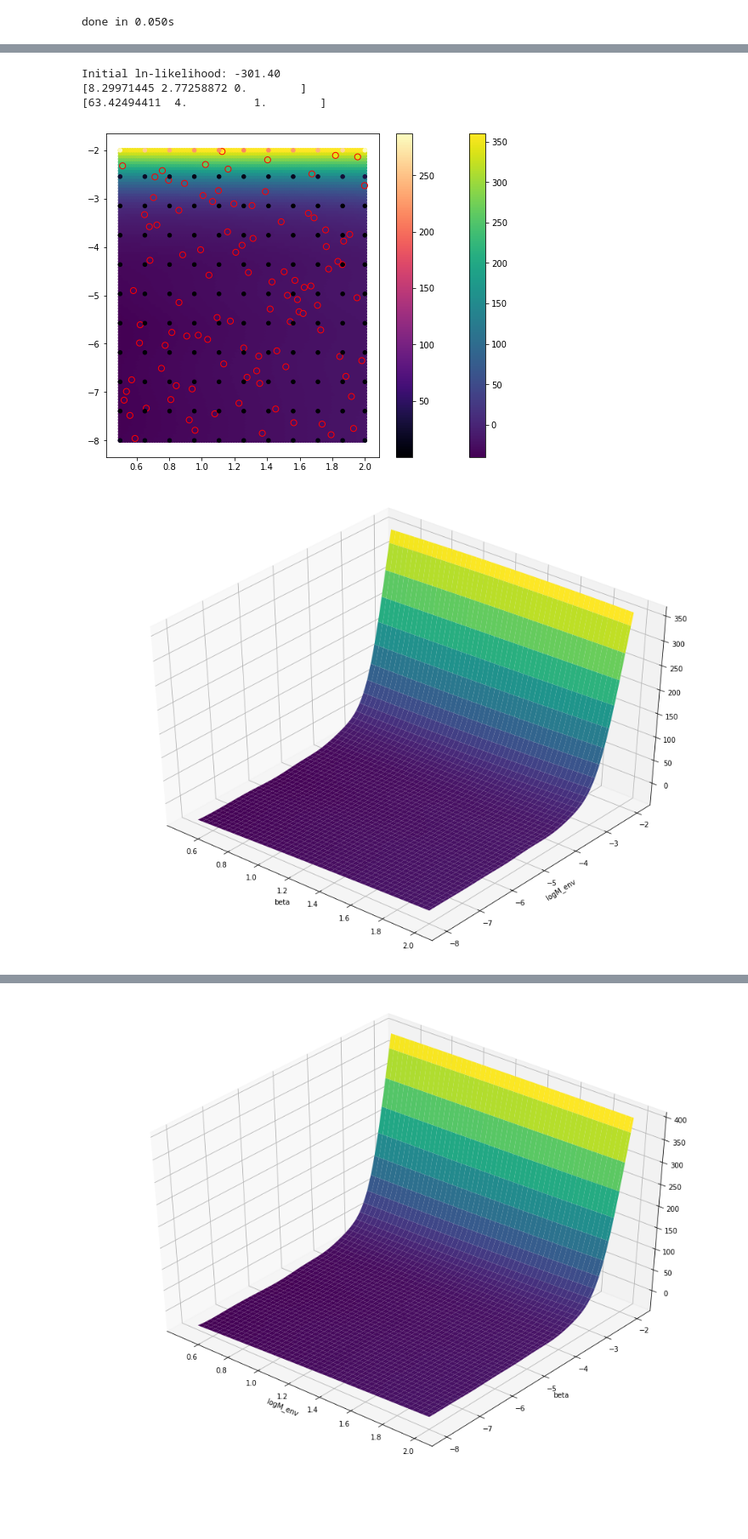
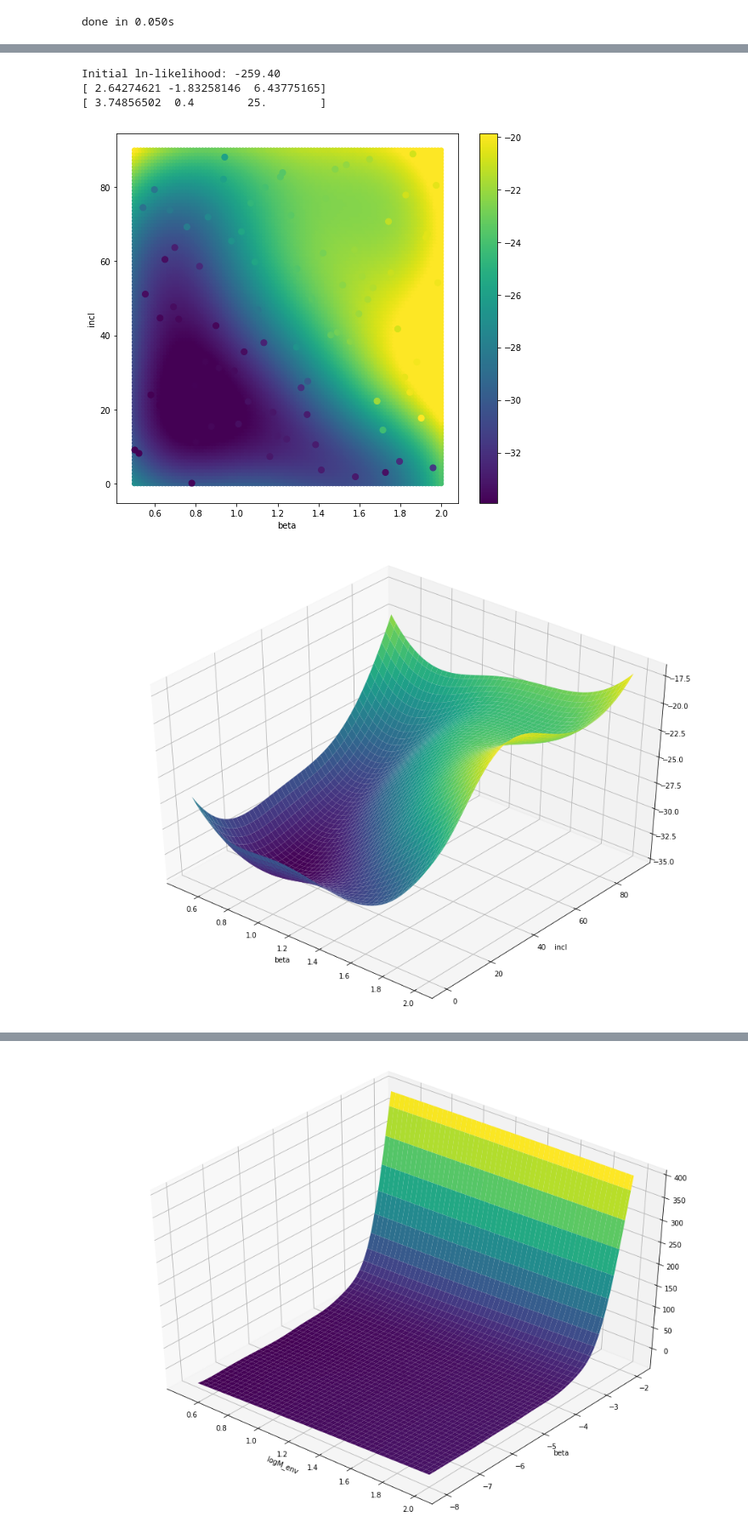
Before and after one commit to elizabethteng/crassula, a Jupyter notebook: beta_incl_surface.ipynb, the cells around one changed output, grey strips where cells are left out. Shown at 85% size. Cells and saved outputs as stored; diff of their text form; code cells hidden in the pictures; blank space fills up the shorter version.

```diff
--- a/beta_incl_surface.ipynb
+++ b/beta_incl_surface.ipynb
@@ -126,35 +126,38 @@ sample=list(map(int,sample))
 # %%
 x=np.transpose(coords)
 yerr=0.1*w0
-kernel = np.var(w0) * kernels.ExpSquaredKernel(4**2,ndim=2,axes=0)*kernels.ExpSquaredKernel(1**2,ndim=2,axes=1)
+kernel = np.var(w0) * kernels.ExpSquaredKernel(0.4**2,ndim=2,axes=0)*kernels.ExpSquaredKernel(25**2,ndim=2,axes=1)
 gp = george.GP(kernel)
 gp.compute(x,yerr)
 
 np.set_printoptions(suppress=True)
 print("Initial ln-likelihood: {0:.2f}".format(gp.log_likelihood(w0)))
 print(gp.get_parameter_vector())
 print(np.sqrt(np.exp(gp.get_parameter_vector())))
 
-x0pred,x1pred=np.meshgrid(np.linspace(0.5, 2, 100),np.linspace(-8, -2, 100))
+x0pred,x1pred=np.meshgrid(np.linspace(0.5, 2.0, 100),np.linspace(0, 90, 100))
 x_pred=list(map(lambda x, y:(x,y), np.ndarray.flatten(x0pred), np.ndarray.flatten(x1pred)))
 pred, pred_var = gp.predict(w0, x_pred, return_var=True)
 
-plt.figure(figsize=(9,7))
-style = dict(cmap='viridis', vmin=np.min(pred), vmax=np.max(pred))
-plt.scatter(np.array(x_pred)[:,0], np.array(x_pred)[:,1], c=pred, s=20, **style)
+plt.figure(figsize=(9,8))
+style = dict(cmap='viridis', vmin=np.min(w0), vmax=np.max(w0))
+plt.scatter(np.array(x_pred)[:,0], np.array(x_pred)[:,1], c=pred, s=30,**style)
 plt.colorbar()
-plt.scatter(x[:, 0], x[:, 1], c=w0, s=50, **style,edgecolors='r')
+plt.scatter(x[:, 0], x[:, 1], c=w0, s=50, **style)#,edgecolors='r')
 
 style = dict(cmap='magma', vmin=np.min(pred_var), vmax=np.max(pred_var))
-plt.scatter(np.array(x_pred)[sample,0], np.array(x_pred)[sample,1], c=pred_var[sample], s=20, **style)
-plt.colorbar()
+#plt.scatter(np.array(x_pred)[sample,0], np.array(x_pred)[sample,1], c=pred_var[sample], s=20, **style)
+#plt.colorbar()
+
+plt.ylabel("incl")
+plt.xlabel("beta")
 
 plt.show()
 # %% [output]
-Initial ln-likelihood: -301.40
-[8.29971445 2.77258872 0.        ]
-[63.42494411  4.          1.        ]
+Initial ln-likelihood: -259.40
+[ 2.64274621 -1.83258146  6.43775165]
+[ 3.74856502  0.4        25.        ]
-[figure, old version]
+[figure, new version]
 # %%
 fig = plt.figure(figsize=(16,12))
 ax = fig.add_subplot(111,projection='3d')
@@ -162,12 +165,12 @@ ax = fig.add_subplot(111,projection='3d')
 # Plot the surface.
 
 surf = ax.plot_surface(np.array(x_pred)[:,0].reshape(100,100),np.array(x_pred)[:,1].reshape(100,100),pred.reshape(100,100),cmap=cm.viridis)
-ax.set_ylabel("logM_env")
+ax.set_ylabel("incl")
 ax.set_xlabel("beta")
 ax.view_init(40, 310)
 plt.show()
 # %% [output]
-[figure, old version]
+[figure, new version]
 # %%
 def neg_ln_like(p):
     gp.set_parameter_vector(p)
```
Also changed, not shown: parts of 2 cells of this notebook, 3 other files.
